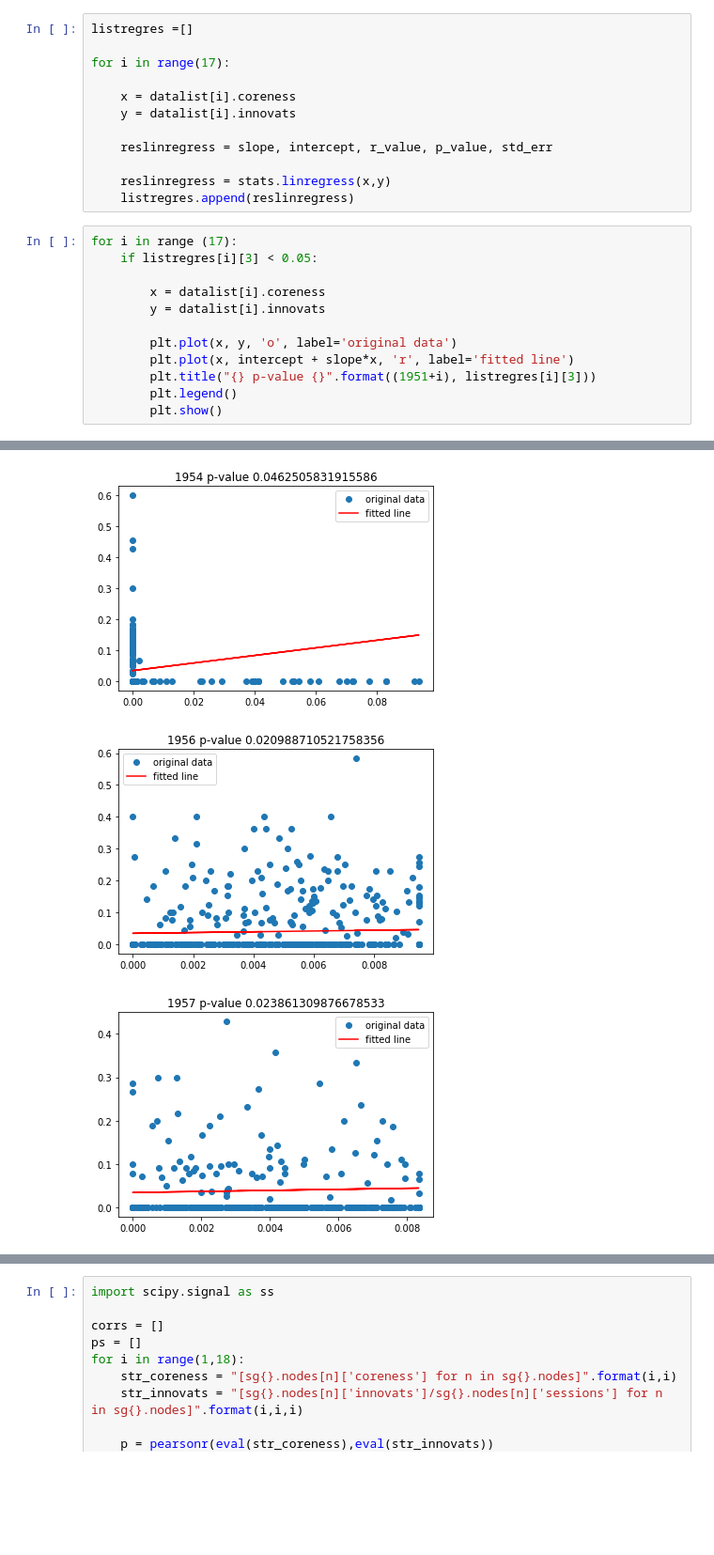
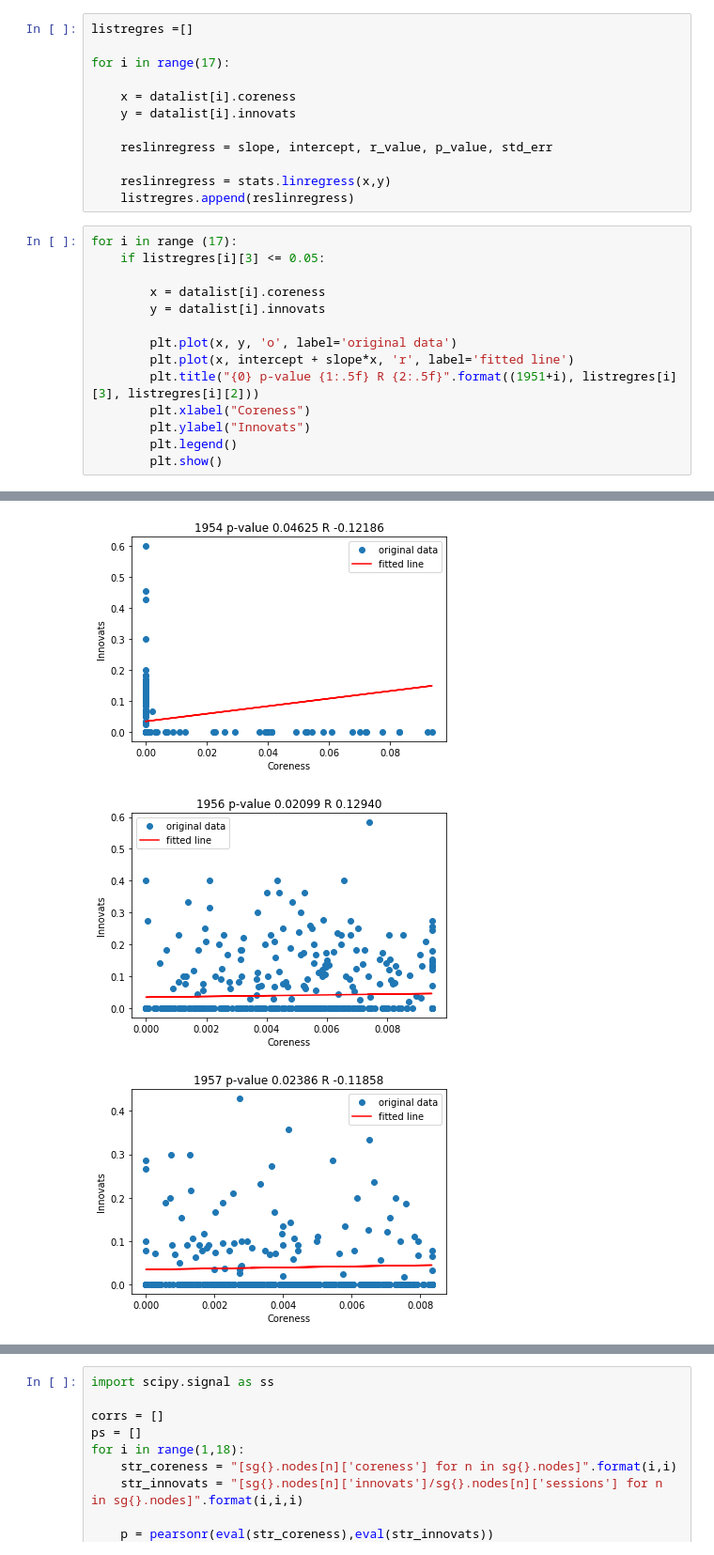
Before and after one commit to elisamalzoni/redesoc-2018, a Jupyter notebook: Encontro08/materialelisaebruna.ipynb, the cells around one changed output, grey strips where cells are left out. Shown: that part at 94% size. Cells and saved outputs as stored; diff of their text form; blank space fills up the shorter version.

```diff
--- a/Encontro08/materialelisaebruna.ipynb
+++ b/Encontro08/materialelisaebruna.ipynb
@@ -371,14 +371,16 @@ for i in range(17):
     listregres.append(reslinregress)
 # %%
 for i in range (17):
-    if listregres[i][3] < 0.05:
+    if listregres[i][3] <= 0.05:
 
         x = datalist[i].coreness
         y = datalist[i].innovats
 
         plt.plot(x, y, 'o', label='original data')
         plt.plot(x, intercept + slope*x, 'r', label='fitted line')
-        plt.title("{} p-value {}".format((1951+i), listregres[i][3]))
+        plt.title("{0} p-value {1:.5f} R {2:.5f}".format((1951+i), listregres[i][3], listregres[i][2]))
+        plt.xlabel("Coreness")
+        plt.ylabel("Innovats")
         plt.legend()
         plt.show()
 # %% [output]
@@ -386,3 +388,3 @@ for i in range (17):
-[figure, old version]
+[figure, new version]
-[figure, old version]
+[figure, new version]
-[figure, old version]
+[figure, new version]
```
Also changed, not shown: parts of 1 cell of this notebook.
